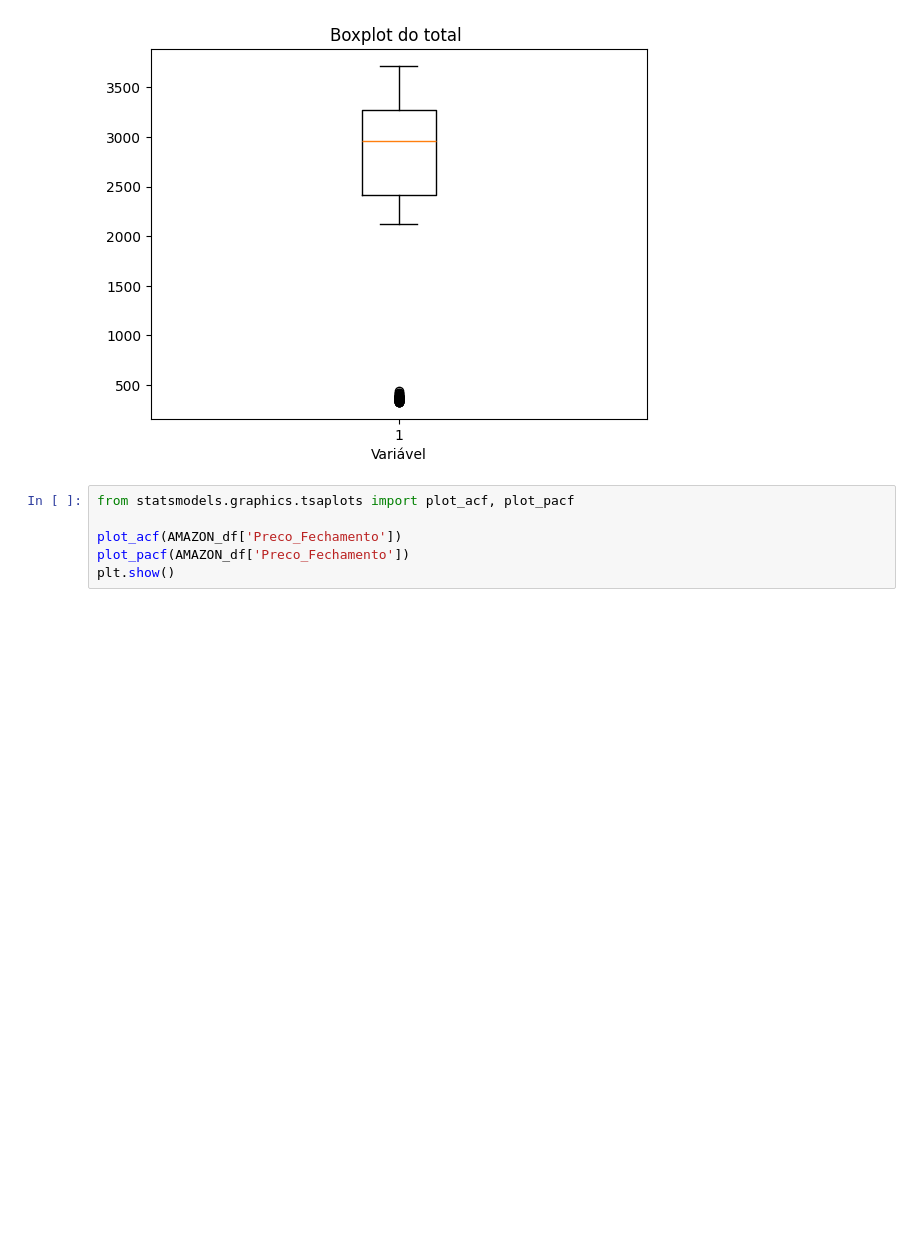
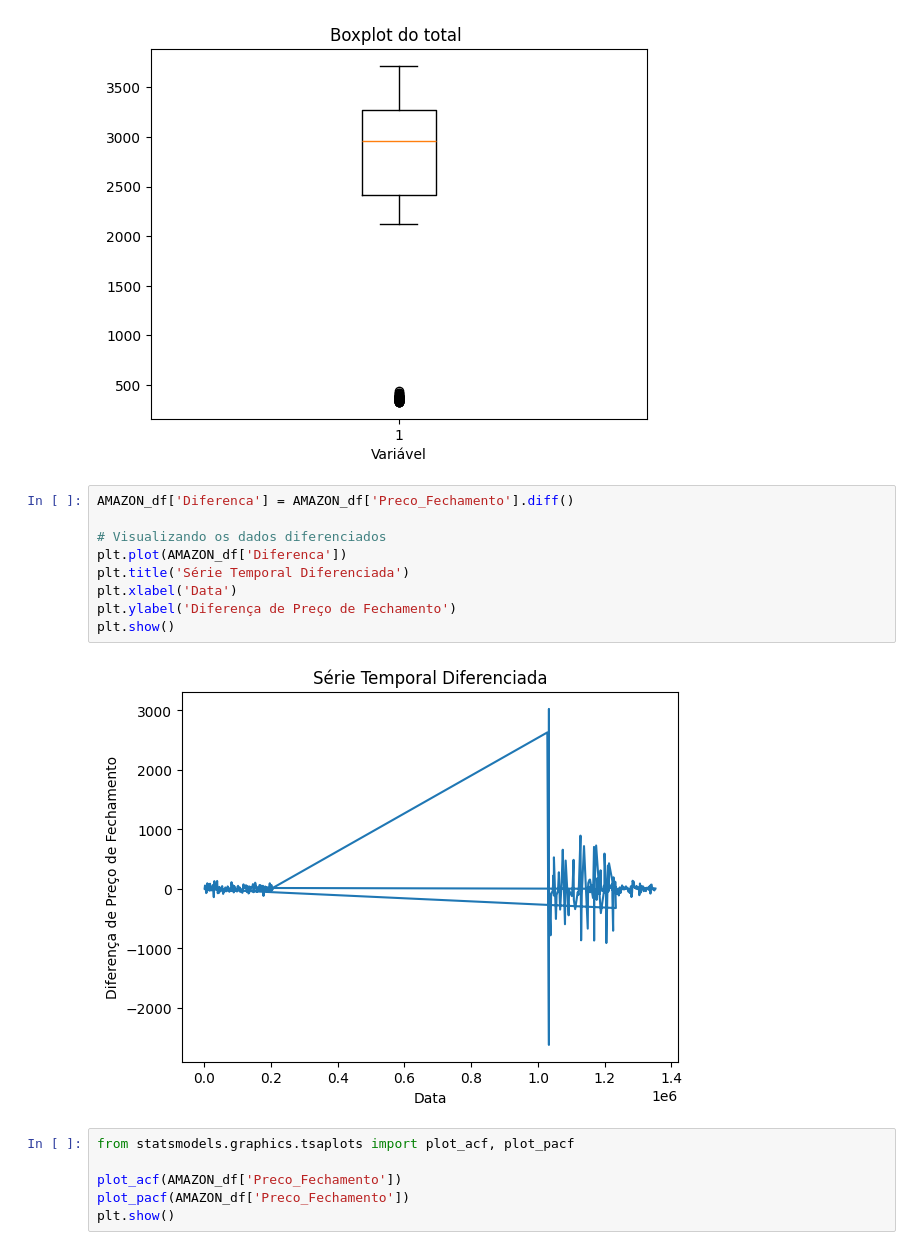
Before and after one commit to sergiolfaria/Atividades_Ciencia_De_Dados, a Jupyter notebook: Trabalho Arima/Arima.ipynb, the cells around one changed output. Cells and saved outputs as stored; diff of their text form; blank space fills up the shorter version.

```diff
--- a/Trabalho Arima/Arima.ipynb
+++ b/Trabalho Arima/Arima.ipynb
@@ -217,6 +226,17 @@ plt.xlabel('Variável')
 plt.show()
 # %% [output]
 [figure]
+# %%
+AMAZON_df['Diferenca'] = AMAZON_df['Preco_Fechamento'].diff()
+
+# Visualizando os dados diferenciados
+plt.plot(AMAZON_df['Diferenca'])
+plt.title('Série Temporal Diferenciada')
+plt.xlabel('Data')
+plt.ylabel('Diferença de Preço de Fechamento')
+plt.show()
+# %% [output]
+[figure, added]
 # %%
 from statsmodels.graphics.tsaplots import plot_acf, plot_pacf
 
```
Also changed, not shown: parts of 3 cells of this notebook.
